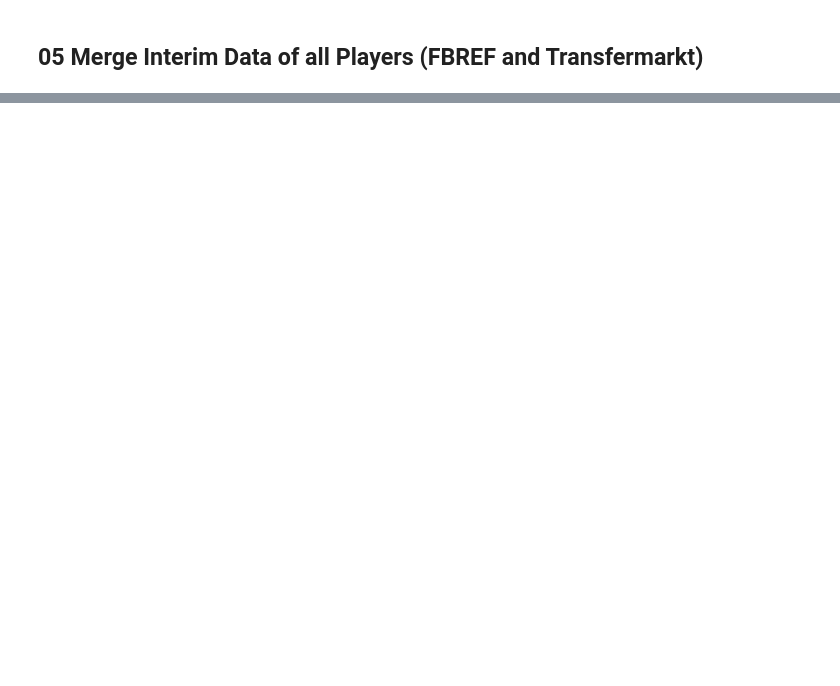
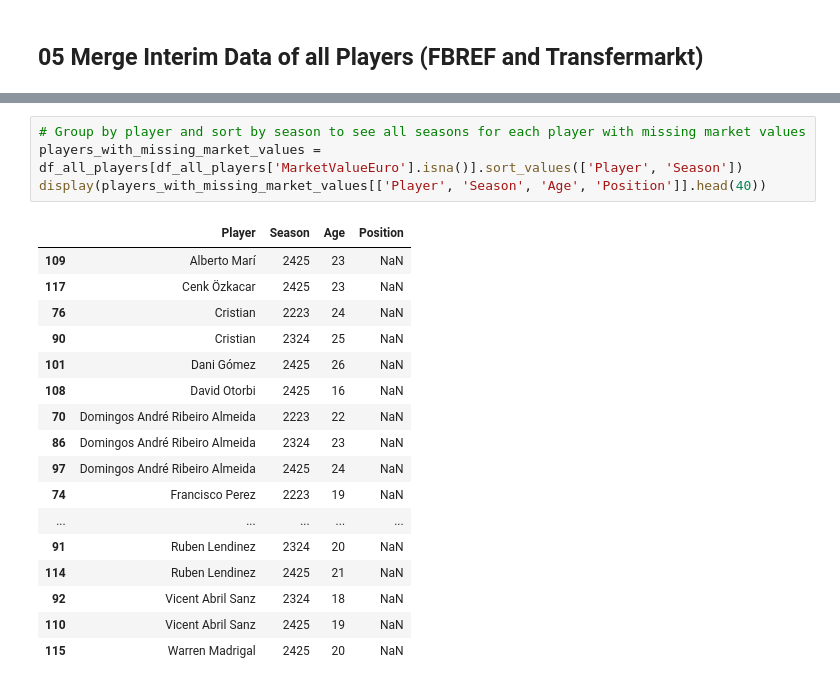
Before and after one commit to markuskuehnle/football-talent-value-forecast, a Jupyter notebook: notebooks/05_merge_player_data.ipynb, the cells around one changed output, grey strips where cells are left out. Drawn from its saved outputs; the diff is of its cells as text; blank space fills up the shorter version.

```diff
--- a/notebooks/05_merge_player_data.ipynb
+++ b/notebooks/05_merge_player_data.ipynb
@@ -67,0 +72,22 @@ Sample merged data:
+# %%
+# Group by player and sort by season to see all seasons for each player with missing market values
+players_with_missing_market_values = df_all_players[df_all_players['MarketValueEuro'].isna()].sort_values(['Player', 'Season'])
+display(players_with_missing_market_values[['Player', 'Season', 'Age', 'Position']].head(40))
+# %% [output]
+|  | Player | Season | Age | Position |
+| 109 | Alberto Marí | 2425 | 23 | NaN |
+| 117 | Cenk Özkacar | 2425 | 23 | NaN |
+| 76 | Cristian | 2223 | 24 | NaN |
+| 90 | Cristian | 2324 | 25 | NaN |
+| 101 | Dani Gómez | 2425 | 26 | NaN |
+| 108 | David Otorbi | 2425 | 16 | NaN |
+| 70 | Domingos André Ribeiro Almeida | 2223 | 22 | NaN |
+| 86 | Domingos André Ribeiro Almeida | 2324 | 23 | NaN |
+| 97 | Domingos André Ribeiro Almeida | 2425 | 24 | NaN |
+| 74 | Francisco Perez | 2223 | 19 | NaN |
+| ... | ... | ... | ... | ... |
+| 91 | Ruben Lendinez | 2324 | 20 | NaN |
+| 114 | Ruben Lendinez | 2425 | 21 | NaN |
+| 92 | Vicent Abril Sanz | 2324 | 18 | NaN |
+| 110 | Vicent Abril Sanz | 2425 | 19 | NaN |
+| 115 | Warren Madrigal | 2425 | 20 | NaN |
```
Also changed, not shown: parts of 9 cells of this notebook, 1 other file.
